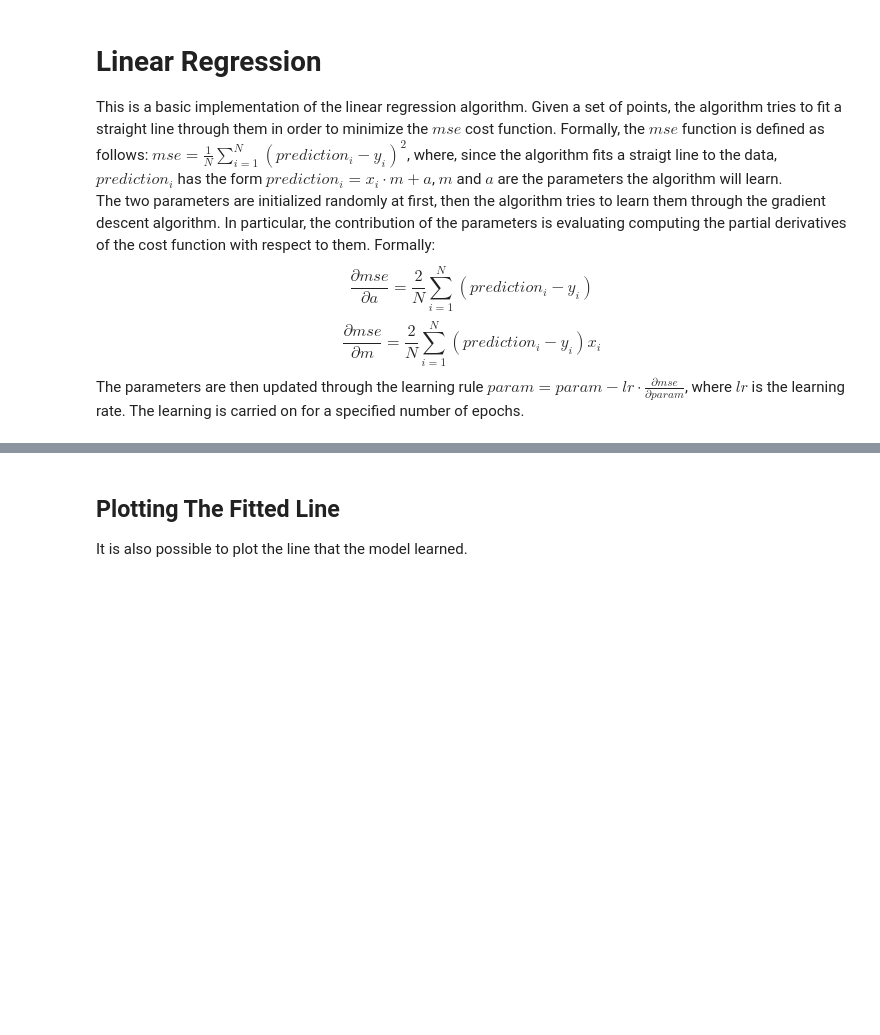
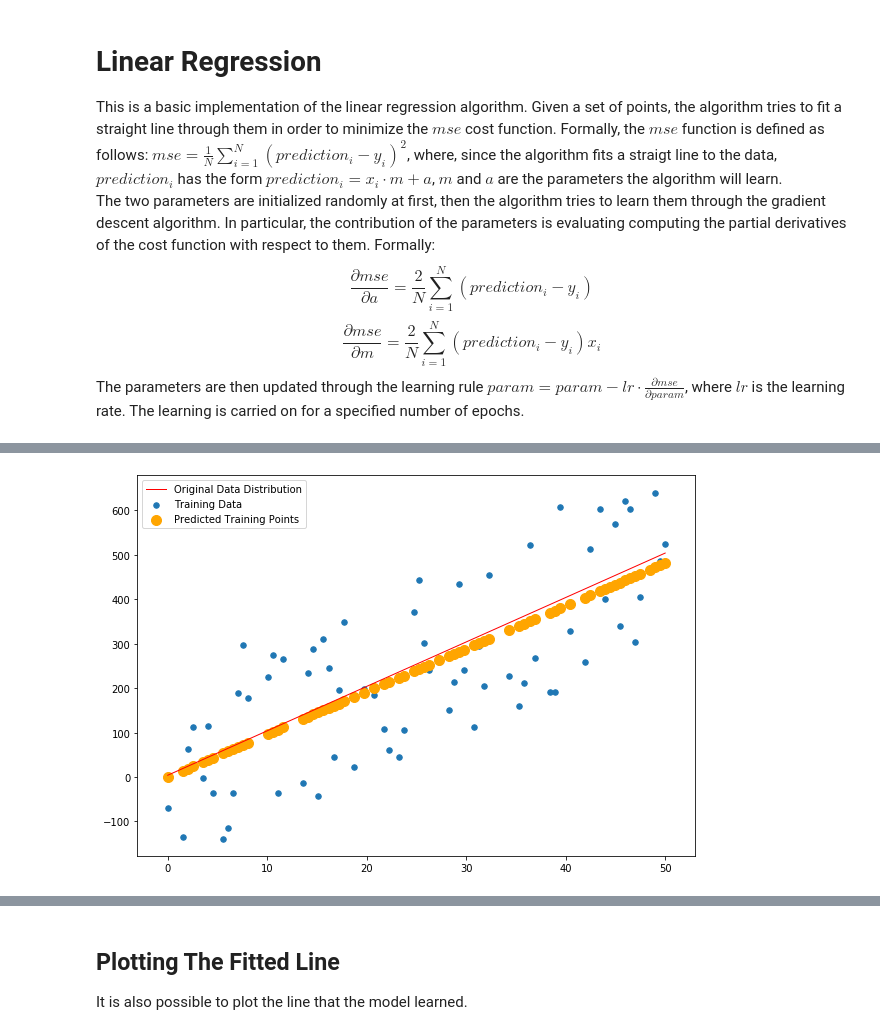
Before and after one commit to GiovanniCiampi/MachineLearning, a Jupyter notebook: LinearRegression/Notebook.ipynb, the cells around one changed output, grey strips where cells are left out. Saved outputs shown, nothing was run; the diff lists cells and outputs as text; code cells hidden in the pictures; blank space fills up the shorter version.

```diff
--- a/LinearRegression/Notebook.ipynb
+++ b/LinearRegression/Notebook.ipynb
@@ -79,0 +92,12 @@ plt.plot(x, y, color="red", linewidth=2)
+# %%
+train_predictions = np.array([lr.predict(xi) for xi in train_data[:, 0]])
+# %%
+figure(figsize=(10, 7))
+
+plt.scatter(train_data[:, 0], train_data[:, 1], s=30, label='Training Data')
+plt.scatter(train_data[:, 0], train_predictions, s=100, color="orange", label='Predicted Training Points')
+plt.plot(x_axis, original_y, color="red", linewidth=1, label='Original Data Distribution')
+plt.legend()
+plt.show()
+# %% [output]
+[figure, added]
```
Also changed, not shown: parts of 35 cells of this notebook.
